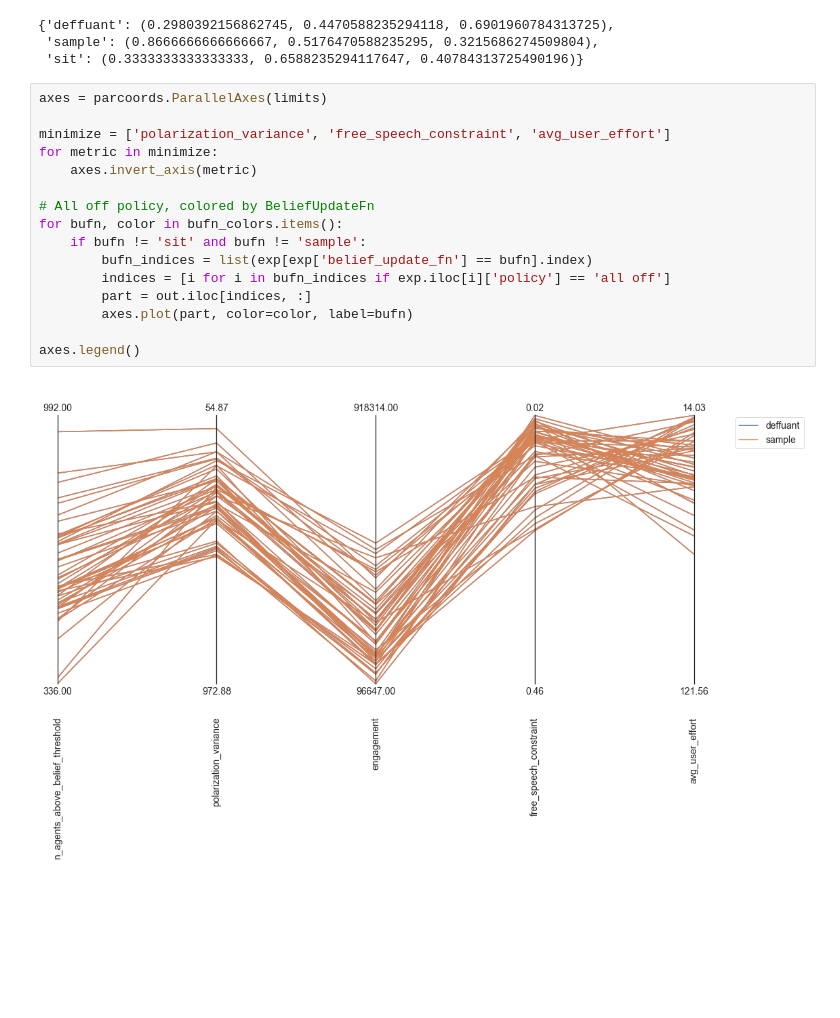
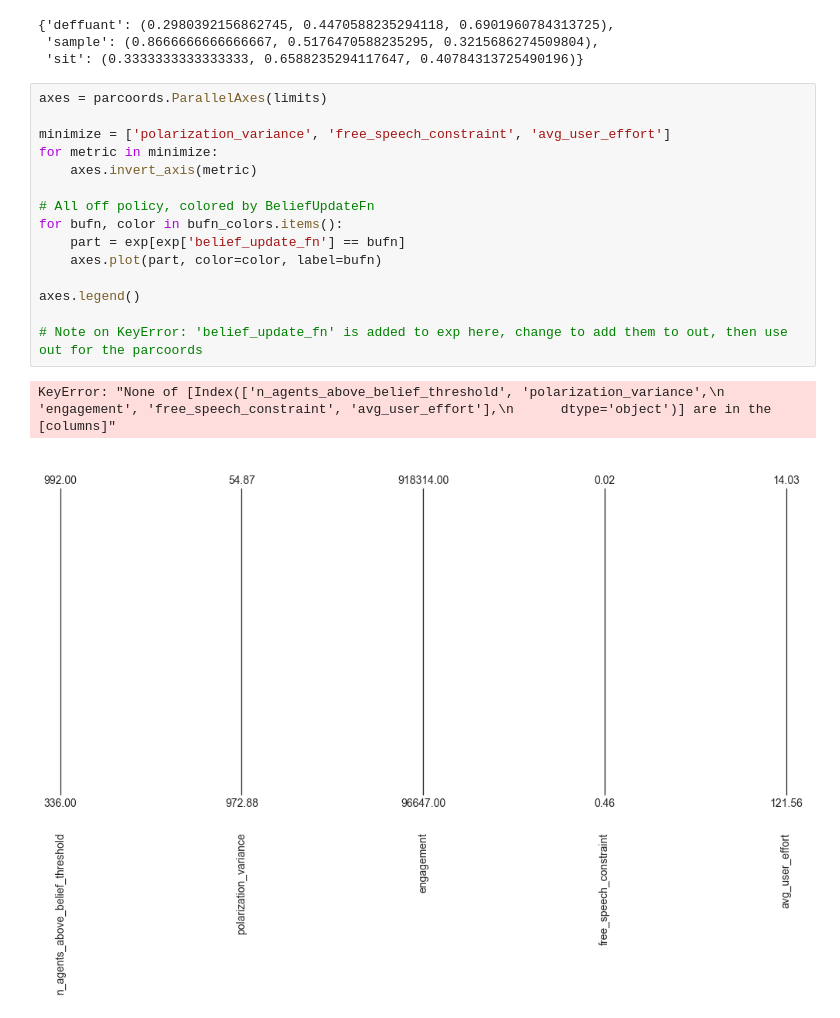
Before and after one commit to felicity-reddel/MisinfoPy, a Jupyter notebook: notebooks/parcoords_all.ipynb, the cells around one changed output. Cells and saved outputs as stored; diff of their text form; blank space fills up the shorter version.

```diff
--- a/notebooks/parcoords_all.ipynb
+++ b/notebooks/parcoords_all.ipynb
@@ -63,18 +63,18 @@ bufn_colors
 # %%
 axes = parcoords.ParallelAxes(limits)
 
 minimize = ['polarization_variance', 'free_speech_constraint', 'avg_user_effort']
 for metric in minimize:
     axes.invert_axis(metric)
 
 # All off policy, colored by BeliefUpdateFn
 for bufn, color in bufn_colors.items():
-    if bufn != 'sit' and bufn != 'sample':
-        bufn_indices = list(exp[exp['belief_update_fn'] == bufn].index)
-        indices = [i for i in bufn_indices if exp.iloc[i]['policy'] == 'all off']
-        part = out.iloc[indices, :]
-        axes.plot(part, color=color, label=bufn)
+    part = exp[exp['belief_update_fn'] == bufn]
+    axes.plot(part, color=color, label=bufn)
 
 axes.legend()
+
+# Note on KeyError: 'belief_update_fn' is added to exp here, change to add them to out, then use out for the parcoords
 # %% [output]
+KeyError: "None of [Index(['n_agents_above_belief_threshold', 'polarization_variance',\n       'engagement', 'free_speech_constraint', 'avg_user_effort'],\n      dtype='object')] are in the [columns]"
-[figure, old version]
+[figure, new version]
```
Also changed, not shown: 2 other files.
